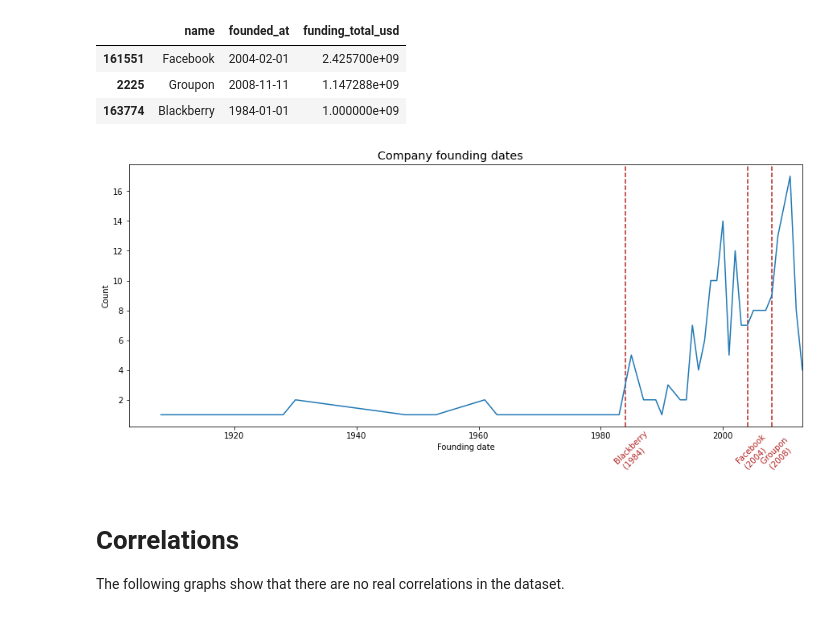
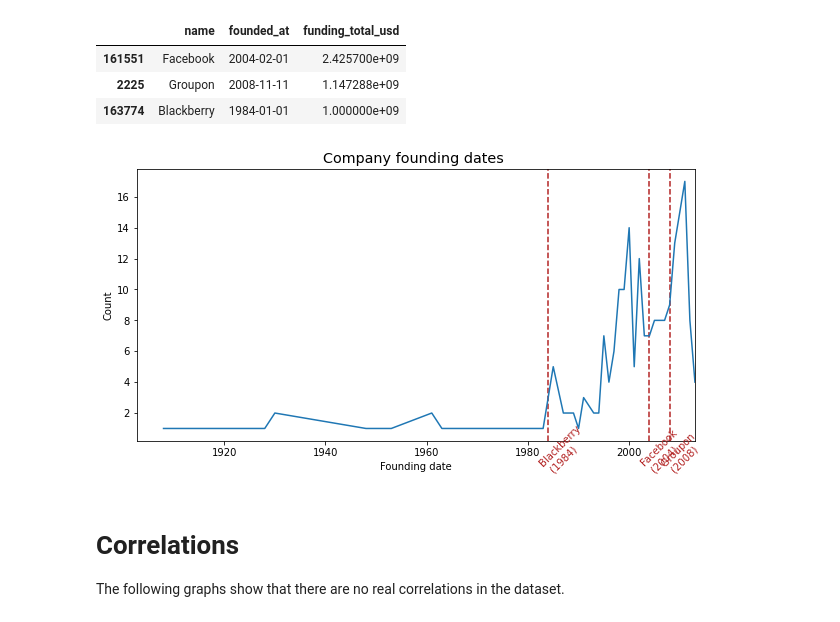
Before and after one commit to schmuecker/statistics-course, a Jupyter notebook: startup-analysis/fundings_analysis.ipynb, the cells around one changed output. Drawn from its saved outputs; the diff is of its cells as text; code cells hidden in the pictures.

```diff
--- a/startup-analysis/fundings_analysis.ipynb
+++ b/startup-analysis/fundings_analysis.ipynb
@@ -6,6 +6,7 @@ import seaborn as sns
 # %% [markdown]
 ## Preparing the dataset
 # %%
+plt.rcParams['figure.figsize'] = 10, 5
 pd.set_option('display.max_columns', None)
 
 objects = pd.read_csv('./startup-investments/objects.csv')
@@ -191,23 +190,21 @@ top3[['name', 'founded_at', 'funding_total_usd']]
 # %%
 # Draw lines of top 3 companies
 for index, company in top3.iterrows():
     year = company['founded_at'].year
     name = company['name']
     plt.axvline(x=year, color='firebrick', linestyle="--")
-    plt.text(x=year-2, y=-2.75, s=f'{name} \n ({year})', rotation=45, color='firebrick')
+    plt.text(x=year-2, y=-2, s=f'{name} \n ({year})', rotation=45, color='firebrick')
 
 # Plot founding dates
-plt.rcParams['figure.figsize'] = 15, 6
 df_companies['name'].groupby(
     df_companies["founded_at"].dt.year).count().plot(kind="line")
 plt.ylabel('Count')
 plt.xlabel('Founding date')
-plt.title("Company founding dates ", fontdict=None,
-          position=[0.48, 1.05], size='x-large')
+plt.title("Company founding dates ", fontdict=None, size='x-large')
 plt.xlim(right=2013)
 plt.show()
 # %% [output]
-[figure, old version]
+[figure, new version]
 # %% [markdown]
 # Correlations
 The following graphs show that there are no real correlations in the dataset.
```
Also changed, not shown: parts of 8 cells of this notebook.
